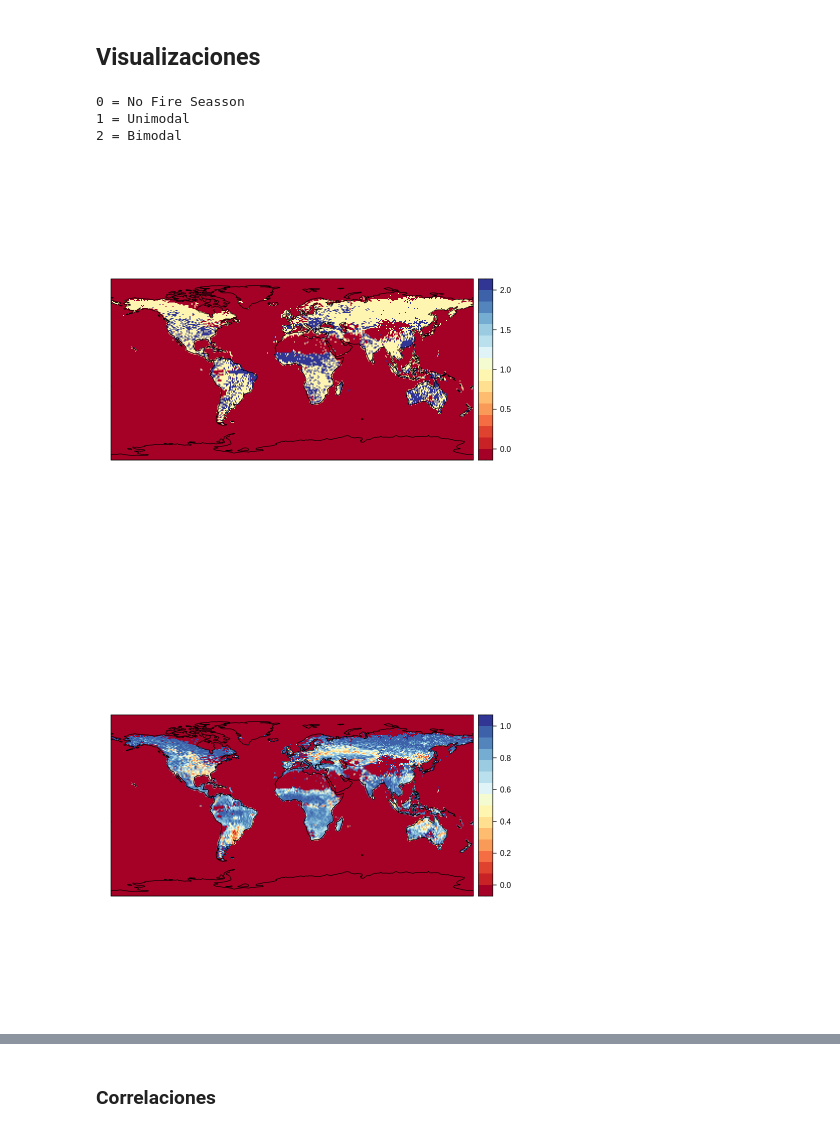
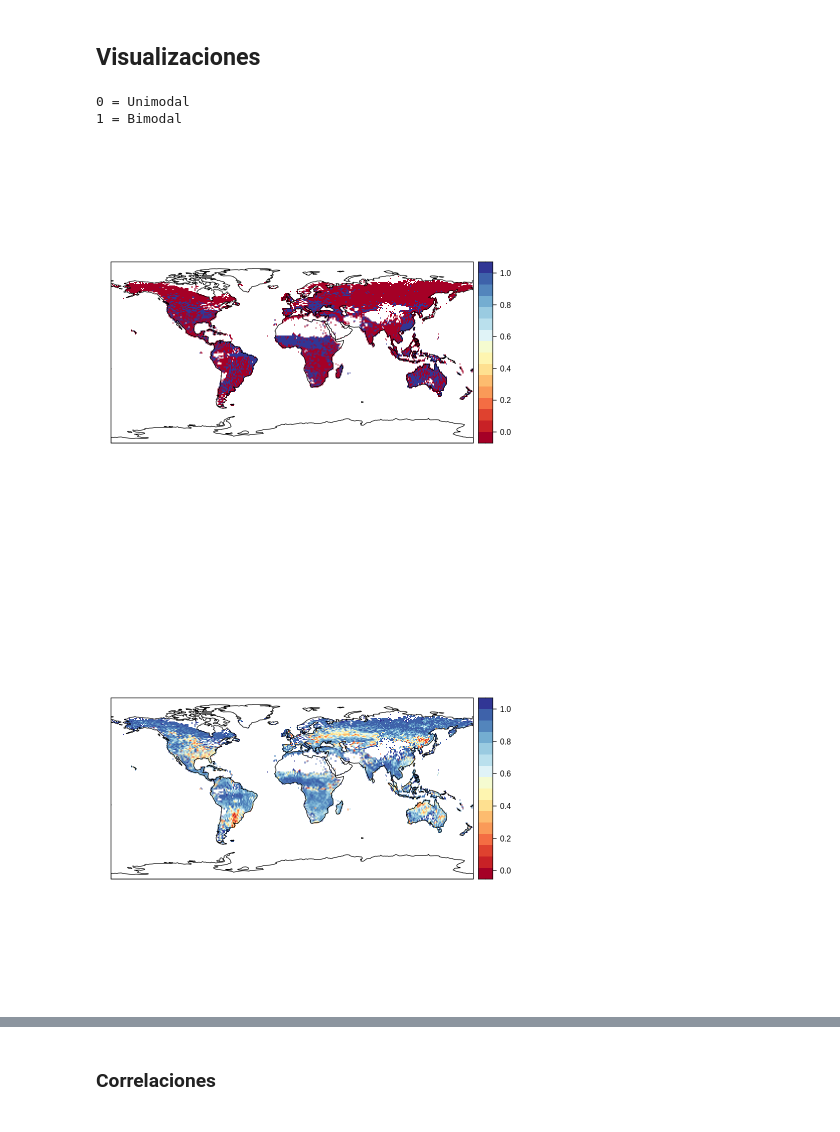
Before and after one commit to delatorre96/Development-of-a-multi-resolution-fire-season-database-on-a-global-scale, a Jupyter notebook: 2.Fire_Seasson/FireSeason.ipynb, the cells around one changed output, grey strips where cells are left out. Saved outputs shown, nothing was run; the diff lists cells and outputs as text; code cells hidden in the pictures.

Commit message:
Fire season

```diff
--- a/2.Fire_Seasson/FireSeason.ipynb
+++ b/2.Fire_Seasson/FireSeason.ipynb
@@ -16,3 +34,0 @@ df.coords = data.frame(coord_x, coord_y)
-# %%
-load('../3.Datos generados/dataframes/df.series_grid_1.Rdata',verbose = TRUE)
-df.seriesTemporales <- df.seriesTemporales_conCoords[,3:14]
@@ -306,4 +277,8 @@ $P
 # %% [markdown]
 ## Visualizaciones
+# %%
+df.fireSeason$SeasonalTiming[is.na(df.fireSeason$FireSeason)] <- NA
+df.fireSeason$SeasonalConcentration[is.na(df.fireSeason$FireSeason)] <- NA
+df.fireSeason$Bimodal[is.na(df.fireSeason$FireSeason)] <- NA
 # %%
 vector_bimodales <- c()
@@ -321,15 +296,14 @@ for (row in 1:nrow(df.fireSeasson)){
 # %%
 bimodalesOrNot_clim <- quantity2clim(quantity = vector_bimodales, what = 'bimodales', ref.grid = grid, backperm = NULL)
 spatialPlot(bimodalesOrNot_clim, backdrop.theme = 'coastline')
-cat('0 = No Fire Seasson','\n1 = Unimodal', '\n2 = Bimodal')
+cat('\n0 = Unimodal', '\n1 = Bimodal')
 # %% [output]
-0 = No Fire Seasson
-1 = Unimodal
-2 = Bimodal
+0 = Unimodal
+1 = Bimodal
-[figure, old version]
+[figure, new version]
 # %%
-SeassonalConcentration_viz <- quantity2clim(quantity = df.fireSeasson$'SeassonalConcentration', what = 'SeassonalConcentration', ref.grid = grid, backperm = NULL)
-spatialPlot(SeassonalConcentration_viz, backdrop.theme = 'coastline')
+SeasonalConcentration_viz <- quantity2clim(quantity = df.fireSeason$'SeasonalConcentration', what = 'SeasonalConcentration', ref.grid = grid, backperm = NULL)
+spatialPlot(SeasonalConcentration_viz, backdrop.theme = 'coastline')
 # %% [output]
-[figure, old version]
+[figure, new version]
 # %%
```
Also changed, not shown: parts of 36 cells of this notebook, 14 other files.
